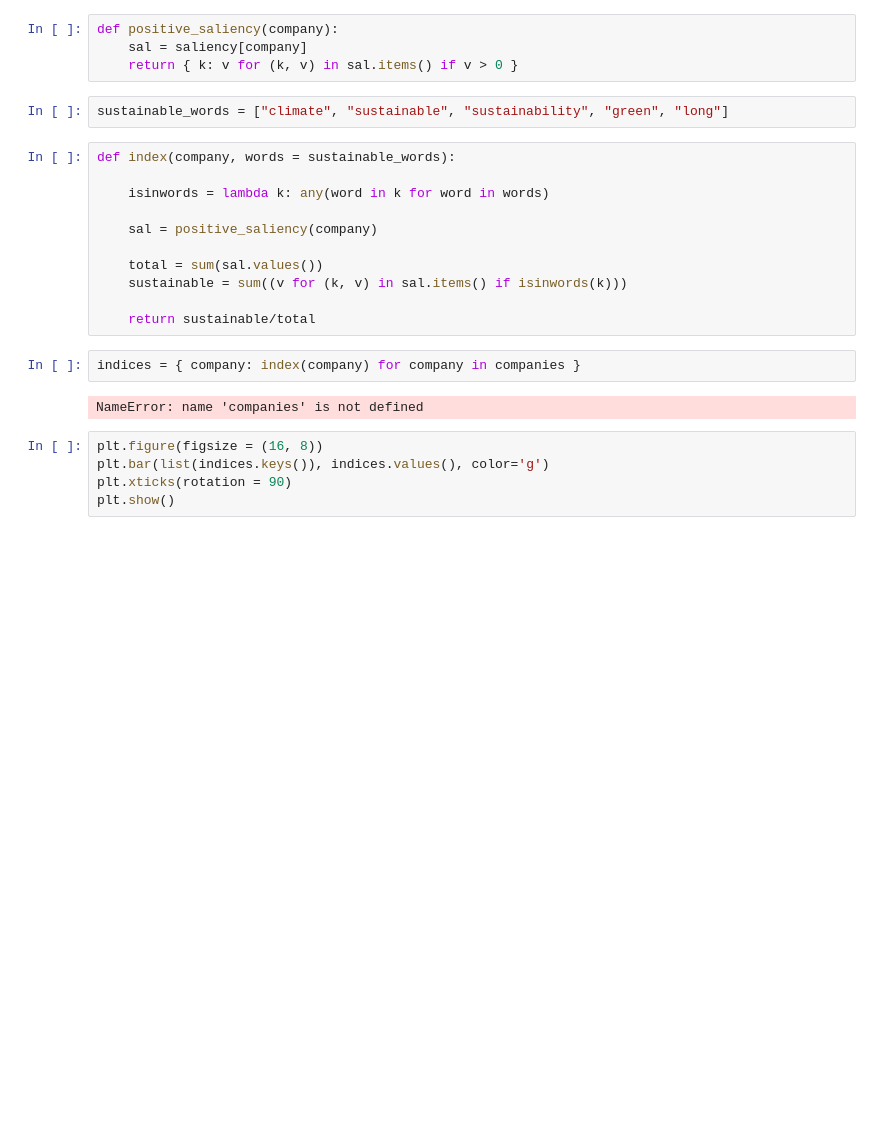
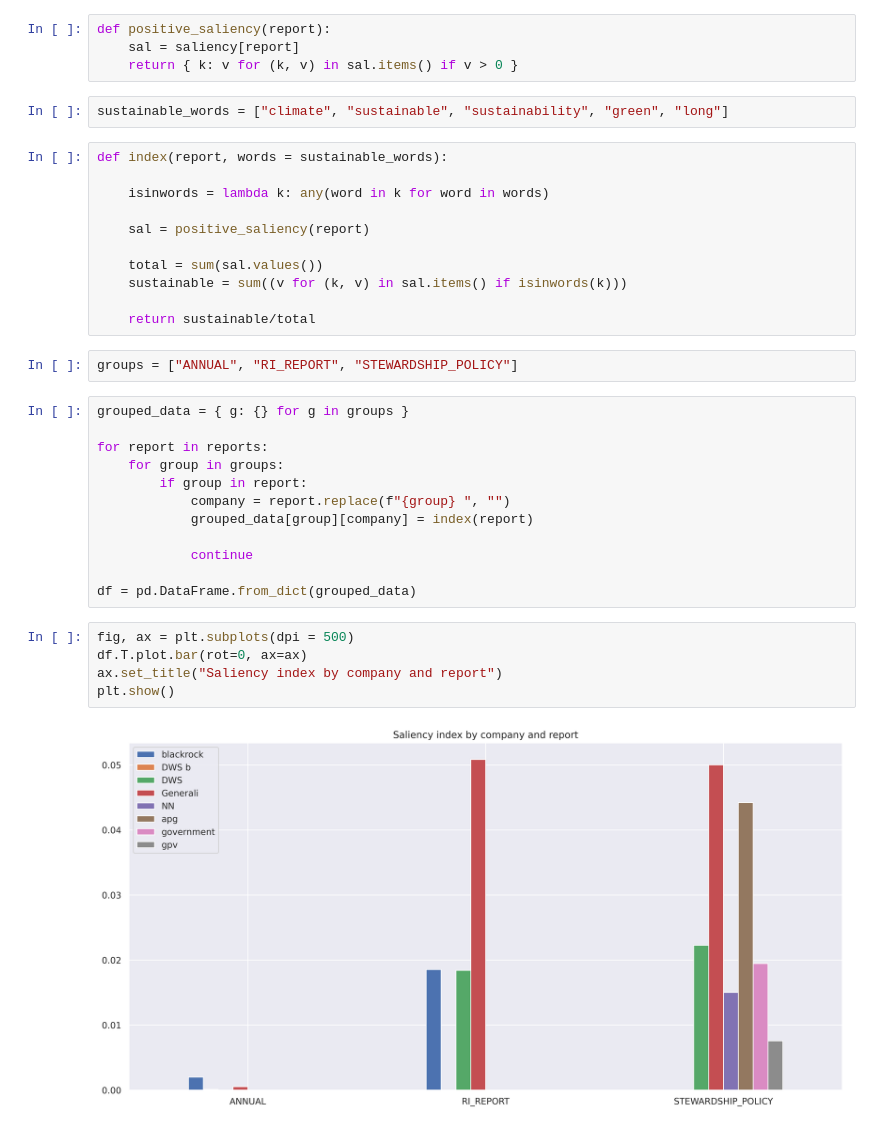
Before and after one commit to NoFishLikeIan/nlp-financial-env, a Jupyter notebook: saliency.ipynb, the cells around one changed output. Cells and saved outputs as stored; diff of their text form; blank space fills up the shorter version.

Commit message:
👨‍🎨 grouped plot

```diff
--- a/saliency.ipynb
+++ b/saliency.ipynb
@@ -13,26 +15,38 @@ companies = list(salie)
 # %%
-def positive_saliency(company):
-    sal = saliency[company]
+def positive_saliency(report):
+    sal = saliency[report]
     return { k: v for (k, v) in sal.items() if v > 0 }
 # %%
 sustainable_words = ["climate", "sustainable", "sustainability", "green", "long"]
 # %%
-def index(company, words = sustainable_words):
+def index(report, words = sustainable_words):
 
     isinwords = lambda k: any(word in k for word in words)
 
-    sal = positive_saliency(company)
+    sal = positive_saliency(report)
 
     total = sum(sal.values())
     sustainable = sum((v for (k, v) in sal.items() if isinwords(k)))
 
     return sustainable/total
-# %%
-indices = { company: index(company) for company in companies }
-# %% [output]
-NameError: name 'companies' is not defined
-# %%
-plt.figure(figsize = (16, 8))
-plt.bar(list(indices.keys()), indices.values(), color='g')
-plt.xticks(rotation = 90)
-plt.show()
+# %%
+groups = ["ANNUAL", "RI_REPORT", "STEWARDSHIP_POLICY"]
+# %%
+grouped_data = { g: {} for g in groups }
+
+for report in reports:
+    for group in groups:
+        if group in report:
+            company = report.replace(f"{group} ", "")
+            grouped_data[group][company] = index(report)
+
+            continue
+
+df = pd.DataFrame.from_dict(grouped_data)
+# %%
+fig, ax = plt.subplots(dpi = 500)
+df.T.plot.bar(rot=0, ax=ax)
+ax.set_title("Saliency index by company and report")
+plt.show()
+# %% [output]
+[figure, added]
```
Also changed, not shown: parts of 3 cells of this notebook.
